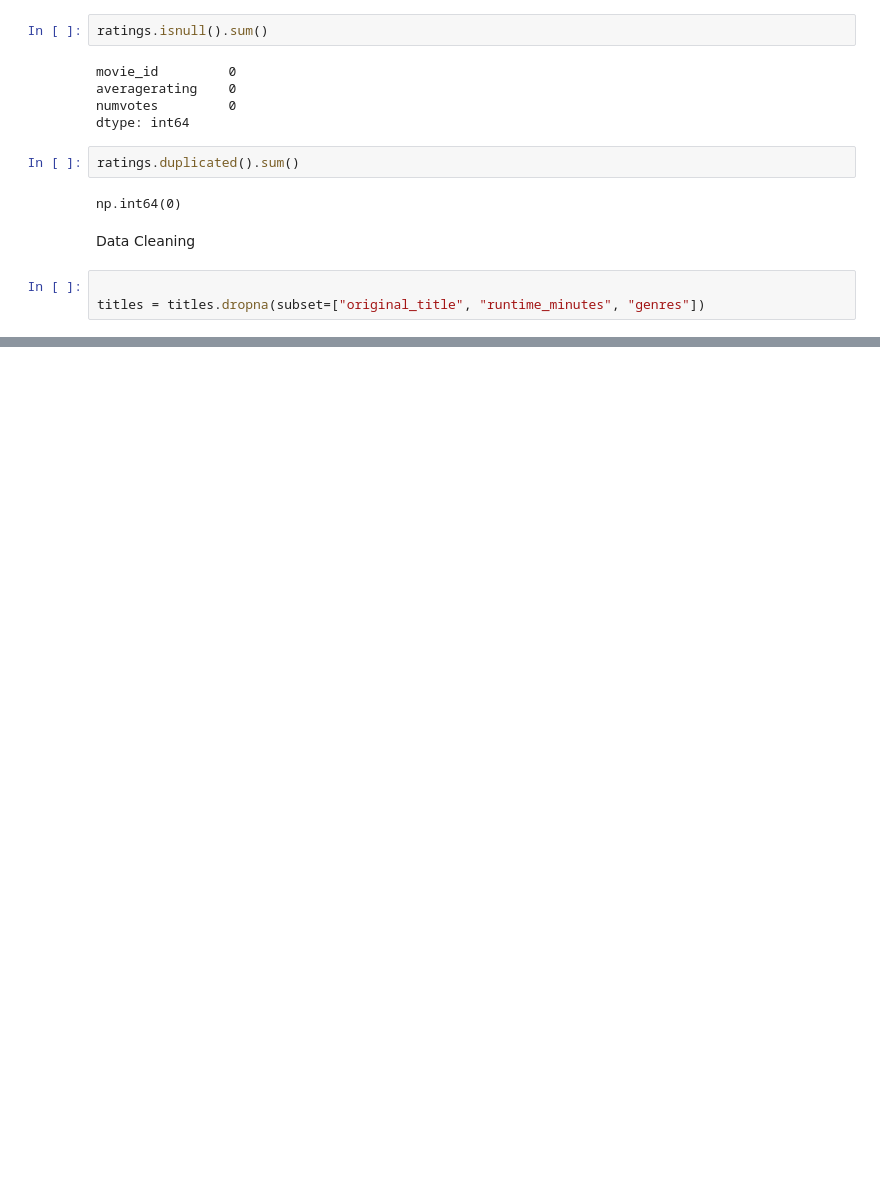
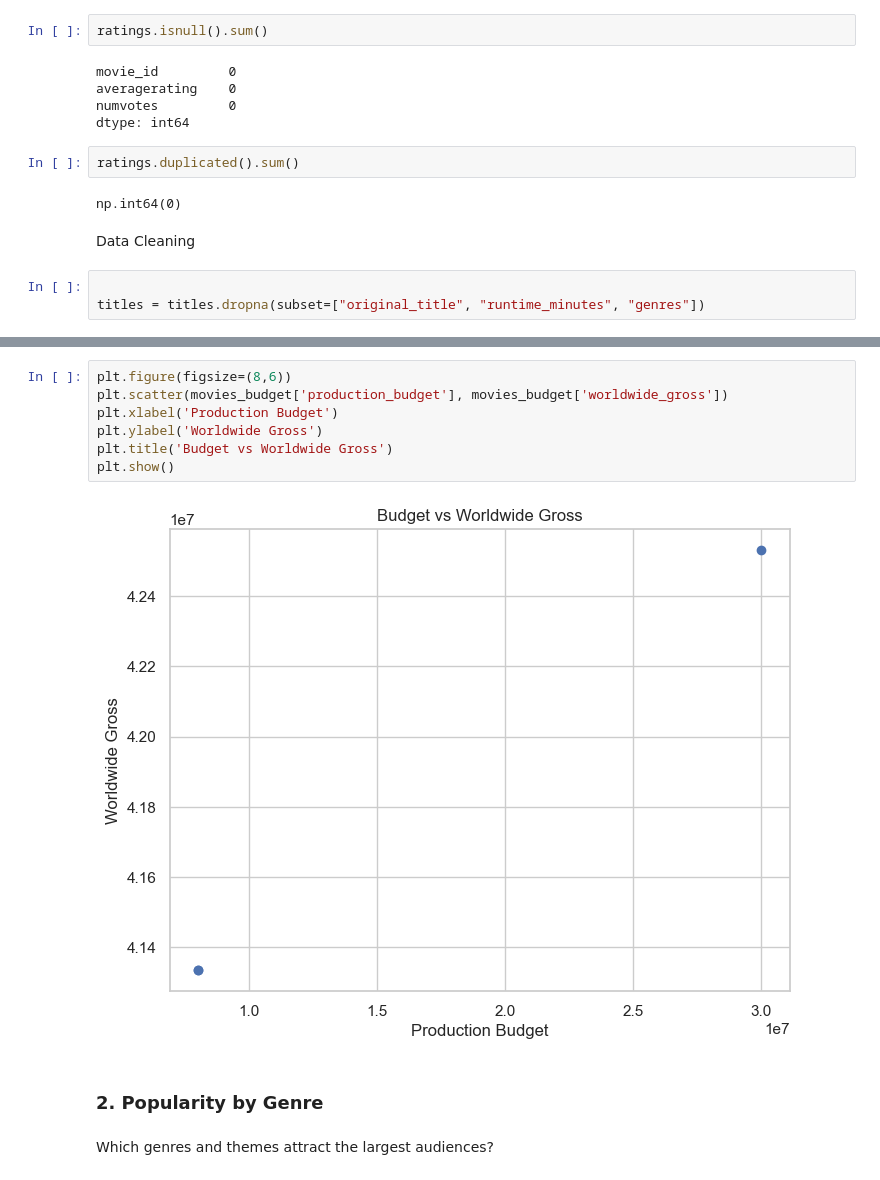
Before and after one commit to Esther-Margaret-Mwangi/Movie-studio-eda-analysis, a Jupyter notebook: movie.ipynb, the cells around one changed output, grey strips where cells are left out. Drawn from its saved outputs; the diff is of its cells as text; blank space fills up the shorter version.

Commit message:
Data Analysis & Visualization

```diff
--- a/movie.ipynb
+++ b/movie.ipynb
@@ -296,0 +357,13 @@ titles = titles.dropna(subset=["original_title", "runtime_minutes", "genres"])
+# %%
+plt.figure(figsize=(8,6))
+plt.scatter(movies_budget['production_budget'], movies_budget['worldwide_gross'])
+plt.xlabel('Production Budget')
+plt.ylabel('Worldwide Gross')
+plt.title('Budget vs Worldwide Gross')
+plt.show()
+# %% [output]
+[figure, added]
+# %% [markdown]
+### 2. Popularity by Genre
+# %% [markdown]
+Which genres and themes attract the largest audiences?
```
Also changed, not shown: parts of 27 cells of this notebook.
